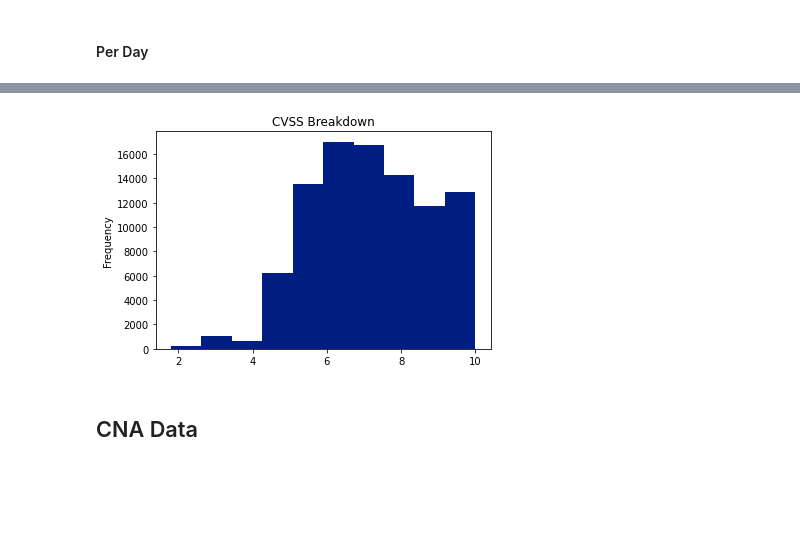
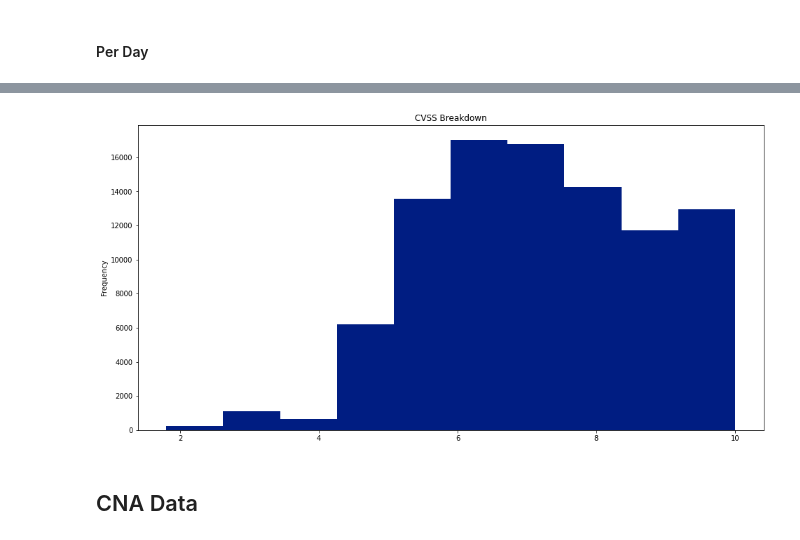
Before and after one commit to jgamblin/monthlyCVEStats, a Jupyter notebook: AllData.ipynb, the cells around one changed output, grey strips where cells are left out. Cells and saved outputs as stored; diff of their text form; code cells hidden in the pictures; blank space fills up the shorter version.

```diff
--- a/AllData.ipynb
+++ b/AllData.ipynb
@@ -200,10 +200,10 @@ cg.set_xlabel("Date");
 # %%
 nvd['BaseScore'] = pd.to_numeric(nvd['BaseScore']);
 nvd['BaseScore'] = nvd['BaseScore'].replace(0, np.NaN);
-nvd['BaseScore'].plot(kind="hist", title='CVSS Breakdown', color="#001d82");
-plt.savefig('ALLCVSS.jpg', dpi=300, bbox_inches='tight',)
+nvd['BaseScore'].plot(kind="hist", title='CVSS Breakdown', color="#001d82", figsize=(16, 8));
+plt.savefig('AllCVSS.jpg', dpi=300, bbox_inches='tight',)
 # %% [output]
-[figure, old version]
+[figure, new version]
 # %%
 Markdown(f"## CNA Data")
 # %% [output]
```
Also changed, not shown: parts of 6 cells of this notebook, 6 other files.
